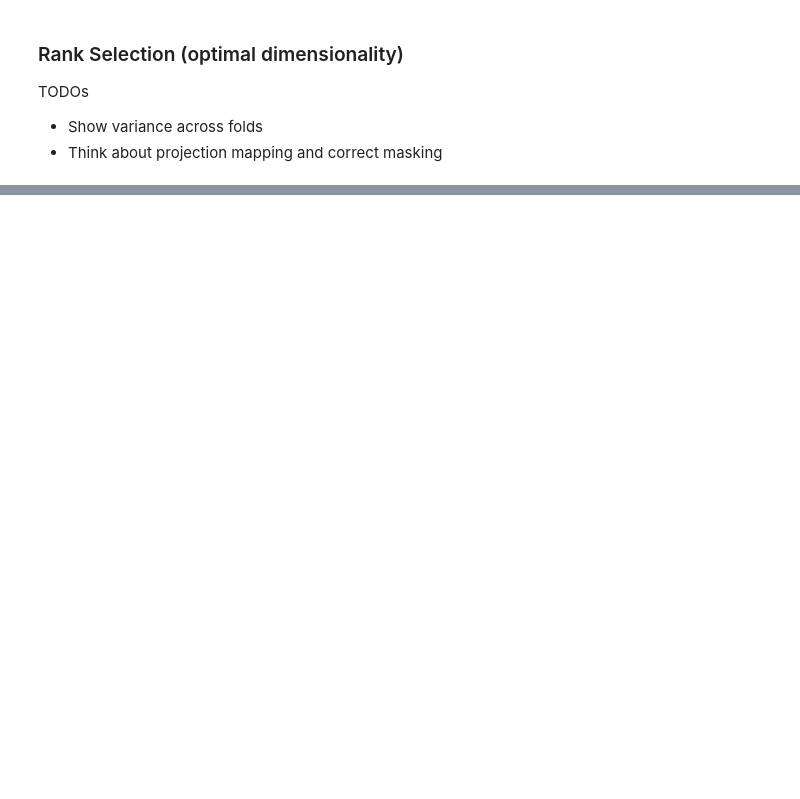
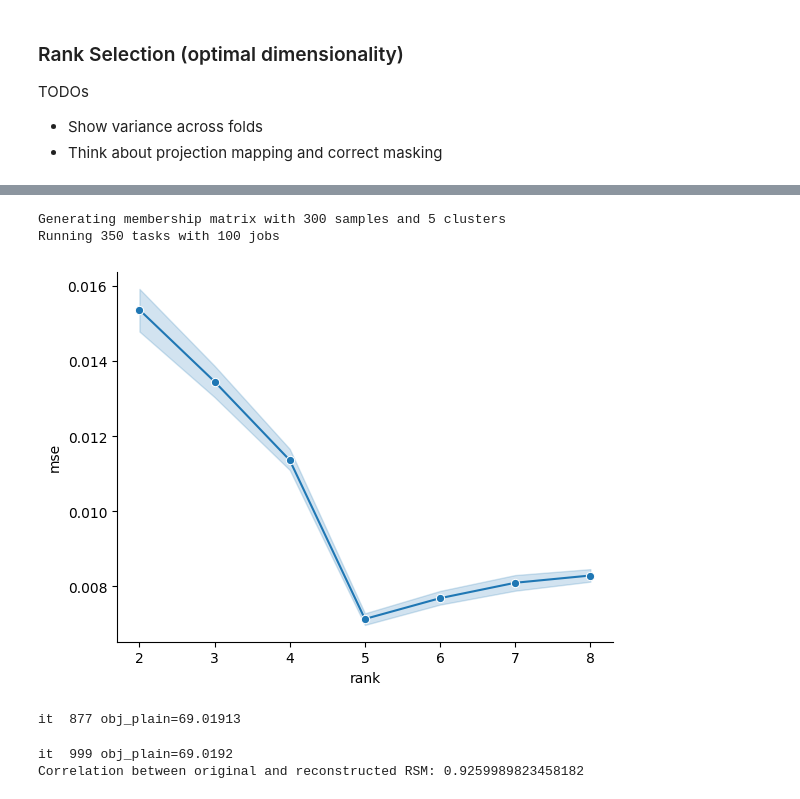
Before and after one commit to florianmahner/pysrf, a Jupyter notebook: notebooks/demo.ipynb, the cells around one changed output, grey strips where cells are left out. Saved outputs shown, nothing was run; the diff lists cells and outputs as text; code cells hidden in the pictures; blank space fills up the shorter version.

```diff
--- a/notebooks/demo.ipynb
+++ b/notebooks/demo.ipynb
@@ -56,0 +105,31 @@ TODOs
+# %%
+params.k = 5
+x, m, f, s = generate_simulation_data(params)
+s = x @ x.T
+s = s - s.min()
+s = s / s.max()
+
+cv_params = CVParams()
+
+cv_params.verbose = 0
+
+cv_params.candidate_ranks = range(2, 9)
+cv_params.n_repeats = 10
+model = TrifactorCD(max_iter=300, rank=params.k, alpha=1.0, verbose=False, tol=1e-8)
+# model = SymmetricCD(max_iter=1000, rank=params.k, alpha=1.0, verbose=False, tol=1e-8)
+df = run_cv_rank_selection(
+    model,
+    s,
+    cv_params.candidate_ranks,
+    n_repeats=cv_params.n_repeats,
+    n_splits=cv_params.n_splits,
+    random_state=cv_params.random_state,
+    verbose=cv_params.verbose,
+)
+sns.lineplot(df, x="rank", y="mse", marker="o")
+sns.despine()
+plt.show()
+# %% [output]
+Generating membership matrix with 300 samples and 5 clusters
+Running 350 tasks with 100 jobs
+[figure, added]
@@ -56,0 +243,27 @@ TODOs
+# %%
+# NOTE explained variance super bad, not correct at the moment.
+
+data = load_dataset("peterson-animals")
+rsm = data.rsm
+
+# data = load_dataset("mur92")
+# rsm = data.group_rsm
+images = data.images
+
+model = TriFactorADMM(
+    rank=6,
+    max_outer=1000,
+    lam=1e-2,
+    beta=100,
+    verbose=True,
+)
+model.fit(rsm)
+w = model.W_
+# fig = plot_tri_factors(model)
+plt.show()
+corrs = correlate_rsms(rsm, model.s_hat_)
+print("Correlation between original and reconstructed RSM:", corrs)
+# %% [output]
+it  877 obj_plain=69.01913
+it  999 obj_plain=69.0192
+Correlation between original and reconstructed RSM: 0.9259989823458182
```
Also changed, not shown: parts of 21 cells of this notebook, 44 other files.
